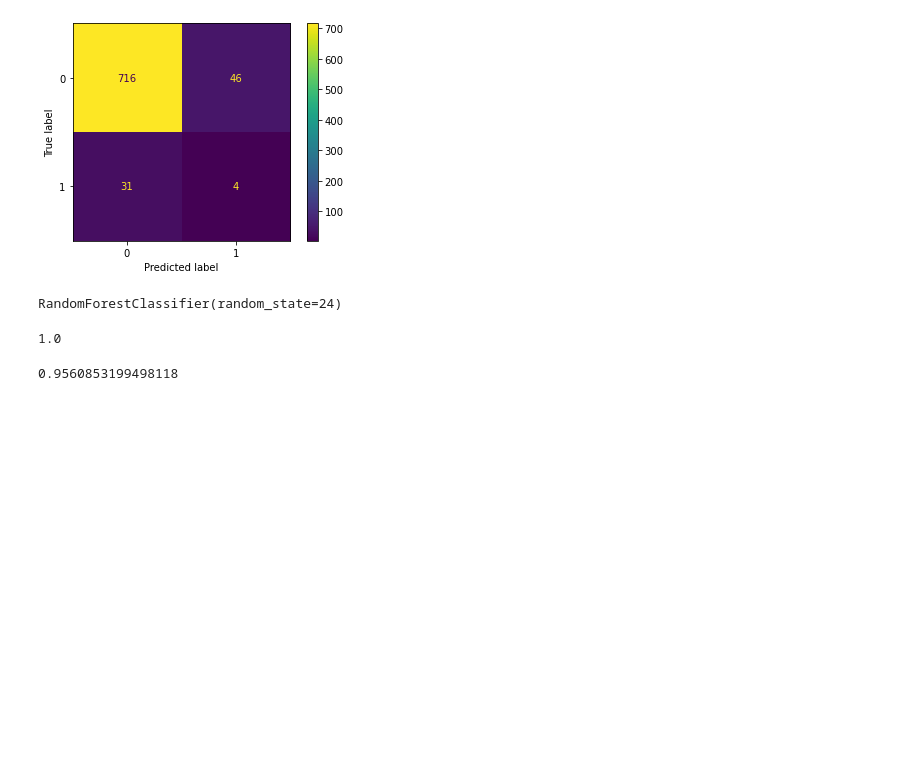
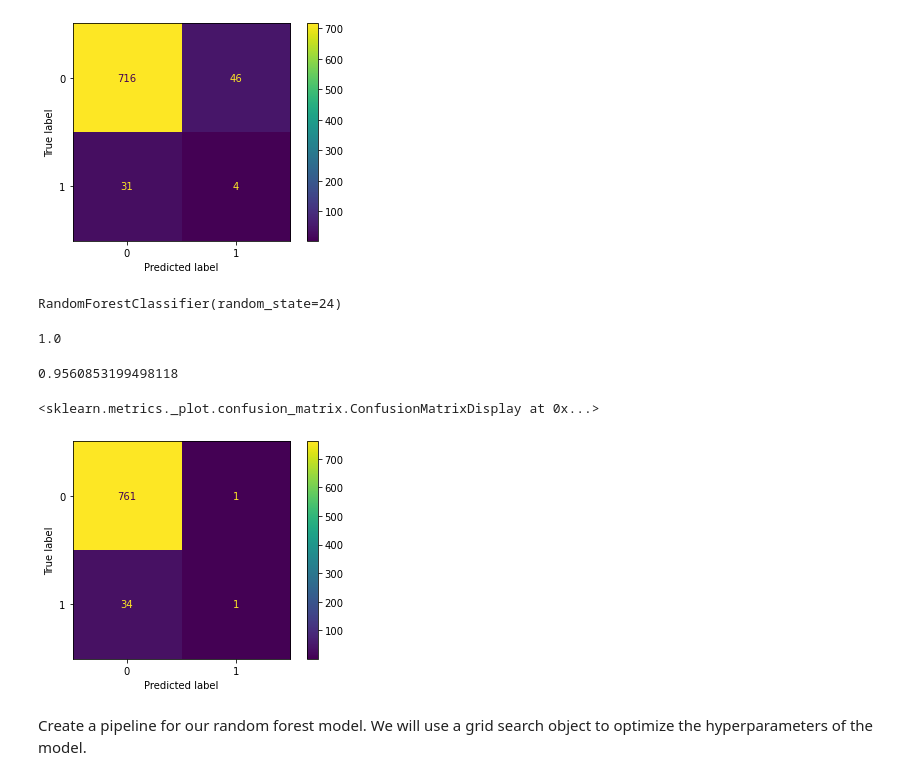
Before and after one commit to zpollats/DSPractice, a Jupyter notebook: BrainStrokePrediction.ipynb, the cells around one changed output. Drawn from its saved outputs; the diff is of its cells as text; code cells hidden in the pictures; blank space fills up the shorter version.

```diff
--- a/BrainStrokePrediction.ipynb
+++ b/BrainStrokePrediction.ipynb
@@ -178,3 +195,10 @@ rfc.score(X_train_fin, y_train_fin)
 rfc.score(X_val, y_val)
 # %% [output]
 0.9560853199498118
+# %%
+plot_confusion_matrix(rfc, X_val, y_val)
+# %% [output]
+<sklearn.metrics._plot.confusion_matrix.ConfusionMatrixDisplay at 0x...>
+[figure, added]
+# %% [markdown]
+Create a pipeline for our random forest model. We will use a grid search object to optimize the hyperparameters of the model.
```
Also changed, not shown: parts of 18 cells of this notebook.
